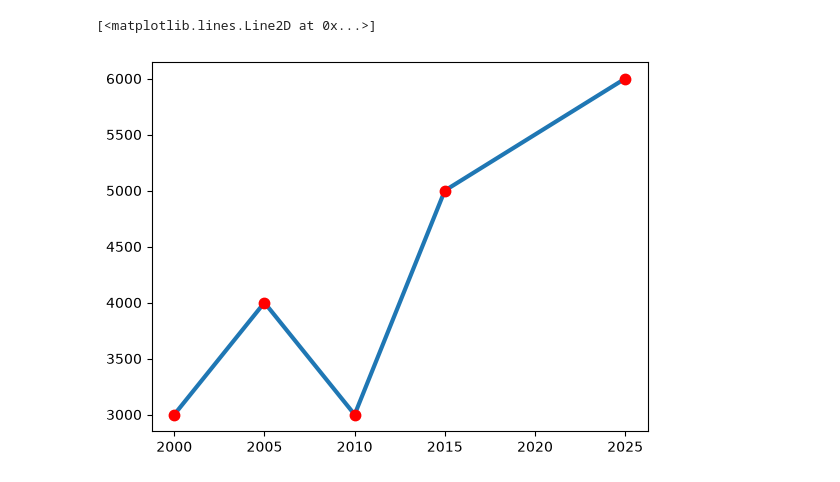
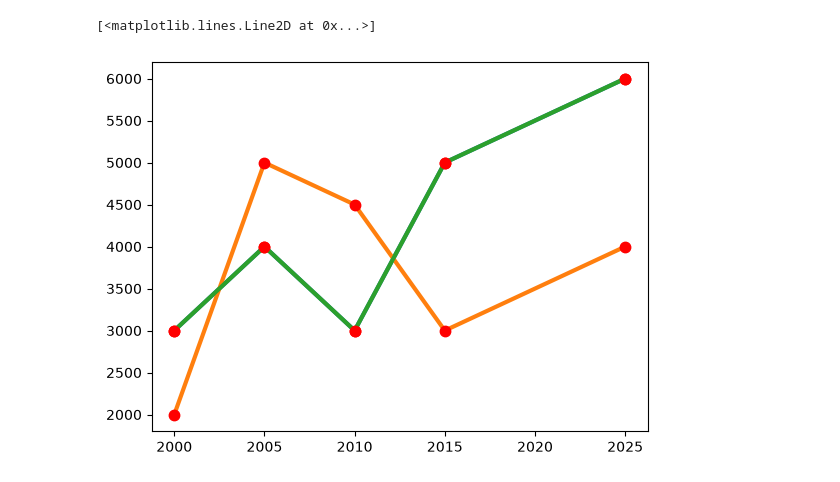
Before and after one commit to huzaif-murad/lihatech-training, a Jupyter notebook: Day_7_matplotlib/matplotlib_practice.ipynb, the cells around one changed output. Cells and saved outputs as stored; diff of their text form; code cells hidden in the pictures.

```diff
--- a/Day_7_matplotlib/matplotlib_practice.ipynb
+++ b/Day_7_matplotlib/matplotlib_practice.ipynb
@@ -1,24 +1,25 @@
 # %%
 import matplotlib.pyplot as plt
 import numpy as np
 
 X=np.array([2000,2005,2010,2015,2025])
 y=np.array([3000,4000,3000,5000,6000])
 
 X1=np.array([2000,2005,2010,2015,2025])
-y1=np.array([3000,2000,3000,3000,4000])
+y1=np.array([2000,5000,4500,3000,4000])
 plot_styles=dict(
      marker=".",
             markerfacecolor='red',
             mec="red",
             markersize=15,
             linestyle='solid',
             linewidth=3
+
 )
 
 plt.plot(X,y,**plot_styles)
+plt.plot(X1,y1,**plot_styles)
 plt.plot(X,y,**plot_styles)
-plt.plot(X,y,**plot_styles)
 # %% [output]
 [<matplotlib.lines.Line2D at 0x...>]
-[figure, old version]
+[figure, new version]
```
Also changed, not shown: parts of 1 cell of this notebook, 7 other files.
